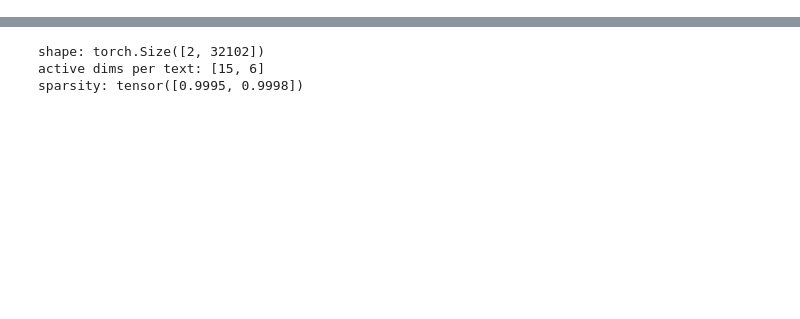
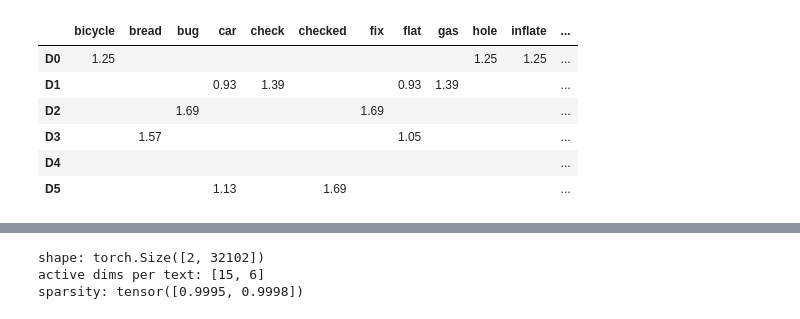
Before and after one commit to lopozz/ai-lectures, a Jupyter notebook: ir/L1.ipynb, the cells around one changed output, grey strips where cells are left out. Drawn from its saved outputs; the diff is of its cells as text; code cells hidden in the pictures; blank space fills up the shorter version.

```diff
--- a/ir/L1.ipynb
+++ b/ir/L1.ipynb
@@ -99,0 +40,13 @@ embeddings = model(features)
+# %%
+STOPWORDS = {"a", "an", "the", "and", "or", "of", "to", "in", "on", "at", "for", "with", "so", "we", "it",
+             "is", "be", "do", "i", "my", "how", "before", "should", "every", "once", "will", "all", "again"}
+
+def tokenize(text):
+    return [w for w in re.findall(r"[a-z]+", text.lower()) if w not in STOPWORDS]
+
+doc_tokens = [tokenize(d) for d in DOCS]
+query_tokens = tokenize(QUERY)
+
+for i, toks in zip(DOC_IDS, doc_tokens):
+    print(f"{i}: {toks}")
+print(f"\nQUERY: {query_tokens}")
@@ -99,0 +73,60 @@ embeddings = model(features)
+# %%
+class BM25:
+    """A minimal BM25 class."""
+
+    def __init__(self, tokenized_docs, k1=1.2, b=0.75):
+        # k1 controls term-frequency saturation: higher = repeated terms keep adding score longer
+        # b  controls length normalization: 0 = ignore document length, 1 = fully normalize by it
+        self.k1, self.b = k1, b
+
+        self.docs = tokenized_docs                    # list of documents, each a list of tokens
+        self.N = len(tokenized_docs)                  # number of documents in the collection
+        self.avgdl = np.mean([len(d) for d in tokenized_docs])   # average document length in tokens
+
+        # vocabulary = every distinct token in the collection (sorted so columns are stable)
+        self.vocab = sorted({t for d in tokenized_docs for t in d})
+
+        # document frequency: in how many documents each term appears at least once
+        # (set(d) so a term repeated within one document is counted only once)
+        df = Counter(t for d in tokenized_docs for t in set(d))            # n_t: documents containing t
+
+        # IDF: rare terms get a high weight, terms in almost every document get a weight near 0
+        # idf(t) = ln(1 + (N - n_t + 0.5) / (n_t + 0.5)); the +1 keeps it non-negative
+        self.idf = {t: math.log(1 + (self.N - df[t] + 0.5) / (df[t] + 0.5)) for t in self.vocab}
+
+    def term_weight(self, t, doc):
+        """BM25 weight of term t in one document (0 if the term is absent)."""
+        tf = doc.count(t)                             # raw count of t in this document
+        if tf == 0 or t not in self.idf:              # absent or unseen term contributes nothing
+            return 0.0
+
+        # length normalization factor: grows for documents longer than average, shrinks for shorter ones
+        norm = self.k1 * (1 - self.b + self.b * len(doc) / self.avgdl)     # length normalization
+
+        # saturated TF x IDF:
+        #   tf * (k1 + 1) / (tf + norm)  rises with tf but flattens out toward k1 + 1
+        return self.idf[t] * tf * (self.k1 + 1) / (tf + norm)              # saturated TF x IDF
+
+    def matrix(self):
+        """Documents x vocabulary table of BM25 weights."""
+        # one row per document, one column per vocabulary term; most cells are 0
+        # (a sparse matrix stored densely, which is fine for a small teaching collection)
+        return pd.DataFrame([[self.term_weight(t, d) for t in self.vocab] for d in self.docs],
+                            columns=self.vocab)
+
+    def score(self, query_tokens, doc):
+        """Relevance of a document to a query: sum of the weights of the query terms in the document."""
+        # a query term repeated in the query is counted each time it appears
+        return sum(self.term_weight(t, doc) for t in query_tokens)
+
+bm25 = BM25(doc_tokens)                               # compute N, avgdl, vocabulary and IDF once
+W = bm25.matrix()                                     # full document-term weight table
+W.index = DOC_IDS                                     # label rows with document ids instead of 0..N-1
+
+print(f"{W.shape[0]} documents x {W.shape[1]} vocabulary terms · "
+      f"{(W > 0).values.mean():.0%} of the cells are non-zero")
+
+# heatmap of the table: darker green = higher weight; axis=None scales colors over the whole table
+# (not per row or column), and zeros are shown as blank cells so the nonzero ones stand out
+W.style.background_gradient(cmap="Greens", axis=None).format(lambda v: f"{v:.2f}" if v else "")
+# %% [output]
@@ -99,0 +134,7 @@ embeddings = model(features)
+|  | bicycle | bread | bug | car | check | checked | fix | flat | gas | hole | inflate | ... |
+| D0 | 1.25 |  |  |  |  |  |  |  |  | 1.25 | 1.25 | ... |
+| D1 |  |  |  | 0.93 | 1.39 |  |  | 0.93 | 1.39 |  |  | ... |
+| D2 |  |  | 1.69 |  |  |  | 1.69 |  |  |  |  | ... |
+| D3 |  | 1.57 |  |  |  |  |  | 1.05 |  |  |  | ... |
+| D4 |  |  |  |  |  |  |  |  |  |  |  | ... |
+| D5 |  |  |  | 1.13 |  | 1.69 |  |  |  |  |  | ... |
```
Also changed, not shown: parts of 64 cells of this notebook, 3 other files.
